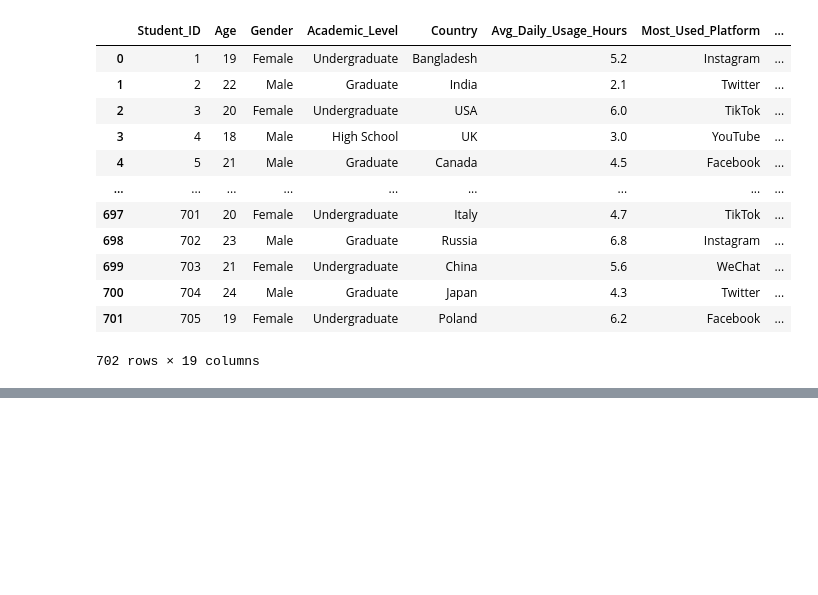
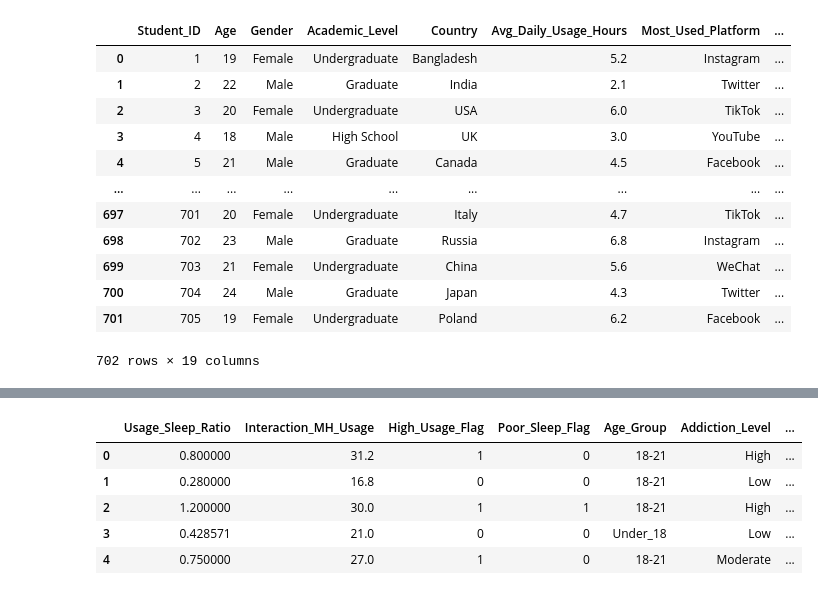
Before and after one commit to pasindu-piyumal/Student_Social_Media_Addiction, a Jupyter notebook: predict_student_social_media_addiction.ipynb, the cells around one changed output, grey strips where cells are left out. Cells and saved outputs as stored; diff of their text form; code cells hidden in the pictures; blank space fills up the shorter version.

Commit message:
concatinate all encoding, normalized and standardized data

```diff
--- a/predict_student_social_media_addiction.ipynb
+++ b/predict_student_social_media_addiction.ipynb
@@ -312,0 +318,3 @@ df_copy
+# %%
+final_df = pd.concat([encoded_df.reset_index(drop=True), normalized_df.reset_index(drop=True), standardization_df.reset_index(drop=True)], axis=1)
+final_df
@@ -312,0 +335,21 @@ df_copy
+# %%
+# Create derived features useful for modelling
+final_df['Usage_Sleep_Ratio'] = final_df['Avg_Daily_Usage_Hours'] / (final_df['Sleep_Hours_Per_Night'] + 1e-9)
+final_df['Interaction_MH_Usage'] = final_df['Mental_Health_Score'] * final_df['Avg_Daily_Usage_Hours']
+# simple flags
+final_df['High_Usage_Flag'] = (final_df['Avg_Daily_Usage_Hours'] > 3).astype(int)  # threshold is adjustable
+final_df['Poor_Sleep_Flag'] = (final_df['Sleep_Hours_Per_Night'] < 6).astype(int)
+# Age groups (students dataset — bins are configurable)
+final_df['Age_Group'] = pd.cut(final_df['Age'], bins=[0, 18, 22, 25, 100], labels=['Under_18','18-21','22-24','25+'])
+# add a 3-level addiction label using quantiles so classes are balanced relative to the dataset
+final_df['Addiction_Level'] = pd.qcut(final_df['Addicted_Score'], q=3, labels=['Low','Moderate','High'])
+# numeric target versions (keep original for regression experiments)
+final_df['Addiction_Level_Encoded'] = final_df['Addiction_Level'].map({'Low':0, 'Moderate':1, 'High':2})
+final_df[['Usage_Sleep_Ratio','Interaction_MH_Usage','High_Usage_Flag','Poor_Sleep_Flag','Age_Group','Addiction_Level','Addiction_Level_Encoded']].head()
+# %% [output]
+|  | Usage_Sleep_Ratio | Interaction_MH_Usage | High_Usage_Flag | Poor_Sleep_Flag | Age_Group | Addiction_Level | ... |
+| 0 | 0.800000 | 31.2 | 1 | 0 | 18-21 | High | ... |
+| 1 | 0.280000 | 16.8 | 0 | 0 | 18-21 | Low | ... |
+| 2 | 1.200000 | 30.0 | 1 | 1 | 18-21 | High | ... |
+| 3 | 0.428571 | 21.0 | 0 | 0 | Under_18 | Low | ... |
+| 4 | 0.750000 | 27.0 | 1 | 0 | 18-21 | Moderate | ... |
```
Also changed, not shown: parts of 5 cells of this notebook.
